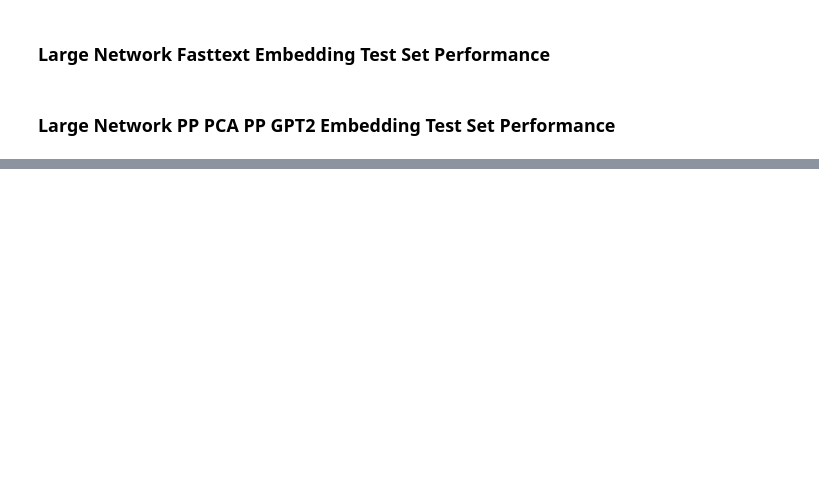
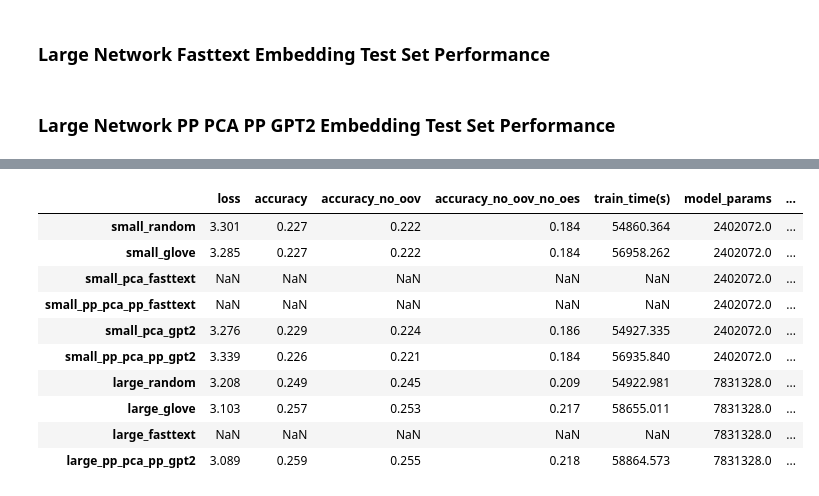
Before and after one commit to federated-learning-experiments/fl-text-models, a Jupyter notebook: notebooks/compare_embedding_layers.ipynb, the cells around one changed output, grey strips where cells are left out. Drawn from its saved outputs; the diff is of its cells as text; code cells hidden in the pictures; blank space fills up the shorter version.

```diff
--- a/notebooks/compare_embedding_layers.ipynb
+++ b/notebooks/compare_embedding_layers.ipynb
@@ -330,5 +343,5 @@ df.loc['small_random'] = pd.Series(dict(zip(metrics, results)))
 # %%
-# df.loc['small_glove'] = pd.Series(dict(zip(metrics, results)))
+df.loc['small_glove'] = pd.Series(dict(zip(metrics, results)))
 # %% [markdown]
 ### Small Network PCA FastText Embedding Test Set Performance
 # %%
@@ -510,2 +529,23 @@ df.loc['large_pp_pca_pp_gpt2'] = pd.Series(dict(zip(metrics, results)))
+# %%
+df['train_time(s)'] = [54860.36417341232,
+                       56958.261867284775,
+                       None,
+                       None,
+                       54927.33459186554,
+                       56935.840341091156,
+                       54922.981483221054,
+                       58655.011098623276,
+                       None,
+                       58864.57278966904]
+# %%
+df['model_params'] = 6 * [2402072] + 4 * [7831328]
+df['weights_size(mb)'] = 6 * [9.629600] + 4 * [31.345824]
 # %%
-df.astype(float).round(3)
+df = df.astype(float).round(3)
+df = df[['loss',
+         'accuracy',
+         'accuracy_no_oov',
+         'accuracy_no_oov_no_oes',
+         'train_time(s)',
+         'model_params',
+         'weights_size(mb)']]
@@ -523,0 +555,14 @@ df.astype(float).round(3)
+# %%
+df
+# %% [output]
+|  | loss | accuracy | accuracy_no_oov | accuracy_no_oov_no_oes | train_time(s) | model_params | ... |
+| small_random | 3.301 | 0.227 | 0.222 | 0.184 | 54860.364 | 2402072.0 | ... |
+| small_glove | 3.285 | 0.227 | 0.222 | 0.184 | 56958.262 | 2402072.0 | ... |
+| small_pca_fasttext | NaN | NaN | NaN | NaN | NaN | 2402072.0 | ... |
+| small_pp_pca_pp_fasttext | NaN | NaN | NaN | NaN | NaN | 2402072.0 | ... |
+| small_pca_gpt2 | 3.276 | 0.229 | 0.224 | 0.186 | 54927.335 | 2402072.0 | ... |
+| small_pp_pca_pp_gpt2 | 3.339 | 0.226 | 0.221 | 0.184 | 56935.840 | 2402072.0 | ... |
+| large_random | 3.208 | 0.249 | 0.245 | 0.209 | 54922.981 | 7831328.0 | ... |
+| large_glove | 3.103 | 0.257 | 0.253 | 0.217 | 58655.011 | 7831328.0 | ... |
+| large_fasttext | NaN | NaN | NaN | NaN | NaN | 7831328.0 | ... |
+| large_pp_pca_pp_gpt2 | 3.089 | 0.259 | 0.255 | 0.218 | 58864.573 | 7831328.0 | ... |
```
Also changed, not shown: parts of 21 cells of this notebook, 9 other files.
